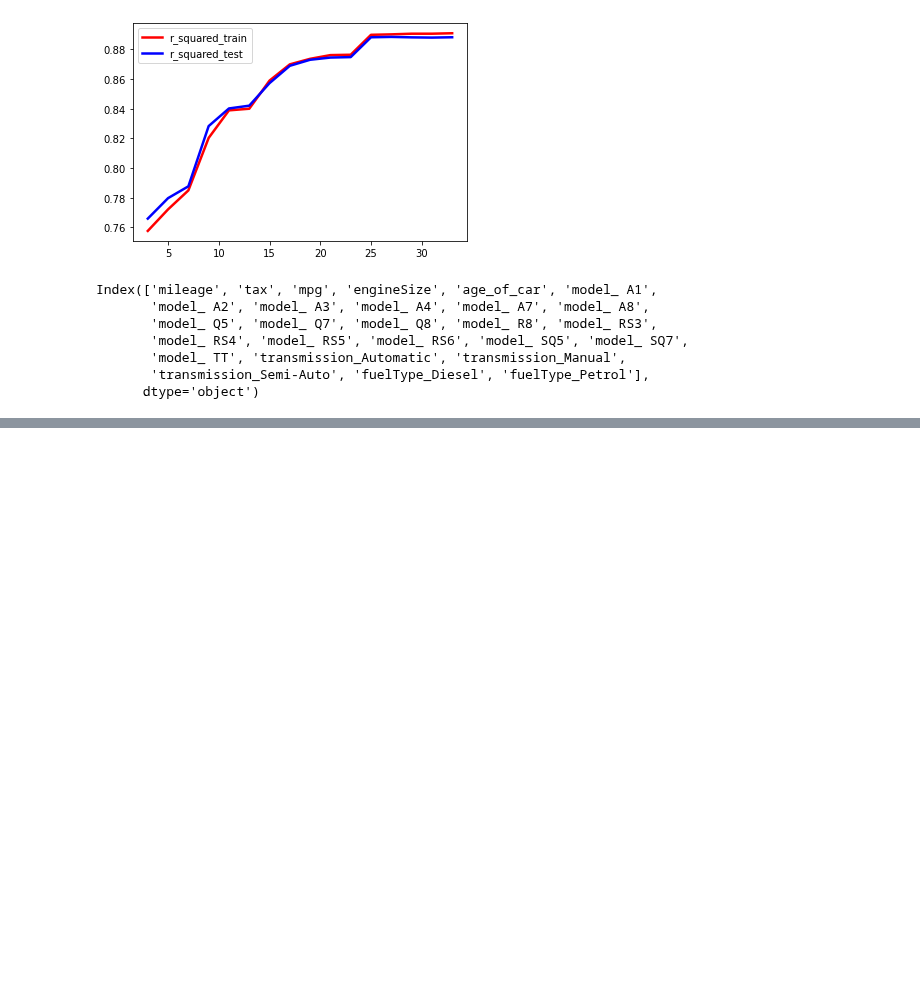
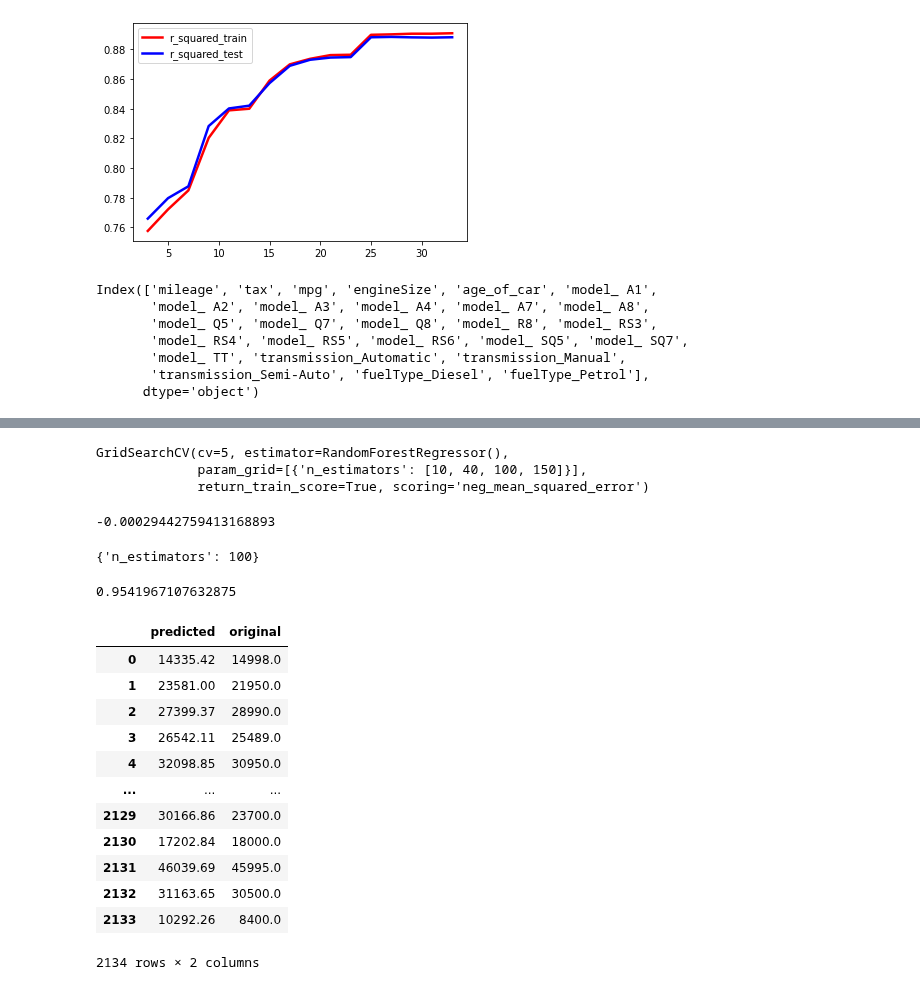
Before and after one commit to EitanKats/data-science-project-sem-a, a Jupyter notebook: Regression.ipynb, the cells around one changed output, grey strips where cells are left out. Cells and saved outputs as stored; diff of their text form; code cells hidden in the pictures; blank space fills up the shorter version.

```diff
--- a/Regression.ipynb
+++ b/Regression.ipynb
@@ -302,0 +343,55 @@ print(forest_reg.score(X_test_transformed,y_test))
+# %%
+forest_reg_param_grid = [
+    {
+     'n_estimators': [10,40,100,150],
+    },
+]
+
+grid_search_forest_reg = GridSearchCV(
+    RandomForestRegressor(),
+    forest_reg_param_grid,
+    cv=5,
+    scoring='neg_mean_squared_error',
+    return_train_score=True,
+)
+grid_search_forest_reg.fit(X_train_transformed,y_train)
+# %% [output]
+GridSearchCV(cv=5, estimator=RandomForestRegressor(),
+             param_grid=[{'n_estimators': [10, 40, 100, 150]}],
+             return_train_score=True, scoring='neg_mean_squared_error')
+# %%
+print(grid_search_forest_reg.best_score_)
+grid_search_forest_reg.best_params_
+# %% [output]
+-0.00029442759413168893
+{'n_estimators': 100}
+# %%
+forest_reg = grid_search_forest_reg.best_estimator_
+forest_reg.fit(X_train_transformed, y_train)
+
+print(forest_reg.score(X_test_transformed,y_test))
+
+forest_predictions = forest_reg.predict(X_test_transformed)
+# %% [output]
+0.9541967107632875
+# %%
+tree_results = {}
+tree_results["predicted"] = price_scaler.inverse_transform([forest_predictions]).ravel().round(2)
+tree_results["original"] = price_scaler.inverse_transform([y_test]).ravel().round(2)
+
+
+pd.DataFrame.from_dict(tree_results)
+# %% [output]
+|  | predicted | original |
+| 0 | 14335.42 | 14998.0 |
+| 1 | 23581.00 | 21950.0 |
+| 2 | 27399.37 | 28990.0 |
+| 3 | 26542.11 | 25489.0 |
+| 4 | 32098.85 | 30950.0 |
+| ... | ... | ... |
+| 2129 | 30166.86 | 23700.0 |
+| 2130 | 17202.84 | 18000.0 |
+| 2131 | 46039.69 | 45995.0 |
+| 2132 | 31163.65 | 30500.0 |
+| 2133 | 10292.26 | 8400.0 |
+2134 rows × 2 columns
```
Also changed, not shown: parts of 10 cells of this notebook.
